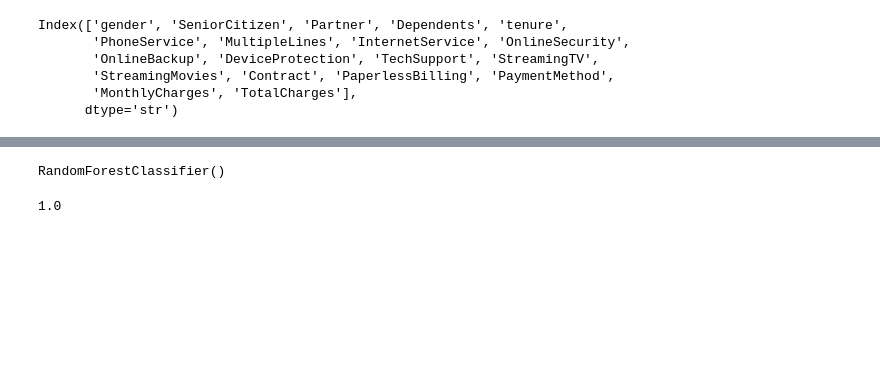
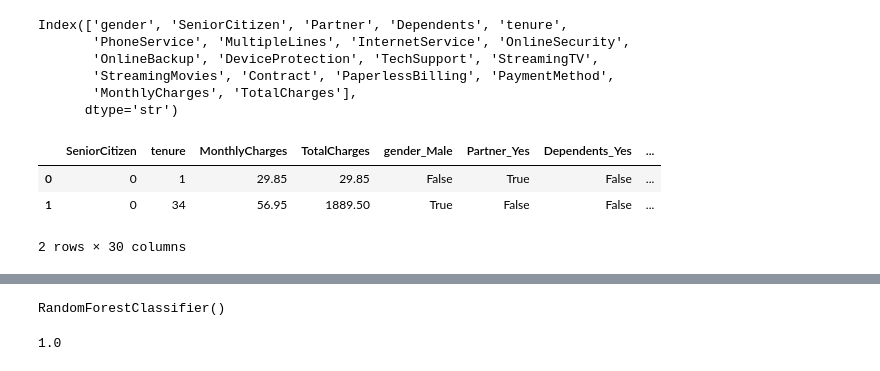
Before and after one commit to iamalok73/DA-29-Classes-Machine-Learning, a Jupyter notebook: XgBoosting.ipynb, the cells around one changed output, grey strips where cells are left out. Cells and saved outputs as stored; diff of their text form; code cells hidden in the pictures; blank space fills up the shorter version.

```diff
--- a/XgBoosting.ipynb
+++ b/XgBoosting.ipynb
@@ -54,6 +82,13 @@ X = pd.get_dummies(X, columns=['gender', 'Partner', 'Dependents',
        'PhoneService', 'MultipleLines', 'InternetService', 'OnlineSecurity',
        'OnlineBackup', 'DeviceProtection', 'TechSupport', 'StreamingTV',
        'StreamingMovies', 'Contract', 'PaperlessBilling', 'PaymentMethod'],drop_first=True)
+# %%
+X.head(2)
+# %% [output]
+|  | SeniorCitizen | tenure | MonthlyCharges | TotalCharges | gender_Male | Partner_Yes | Dependents_Yes | ... |
+| 0 | 0 | 1 | 29.85 | 29.85 | False | True | False | ... |
+| 1 | 0 | 34 | 56.95 | 1889.50 | True | False | False | ... |
+2 rows × 30 columns
 # %%
 # X = X.astype("int")
 # y = y.astype("int")
```
Also changed, not shown: parts of 26 cells of this notebook.
